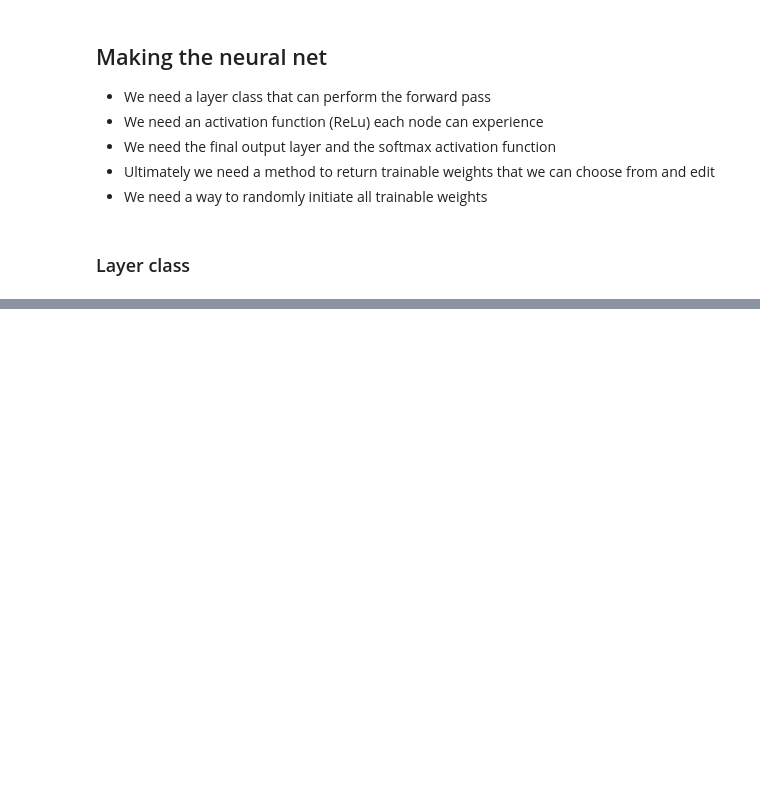
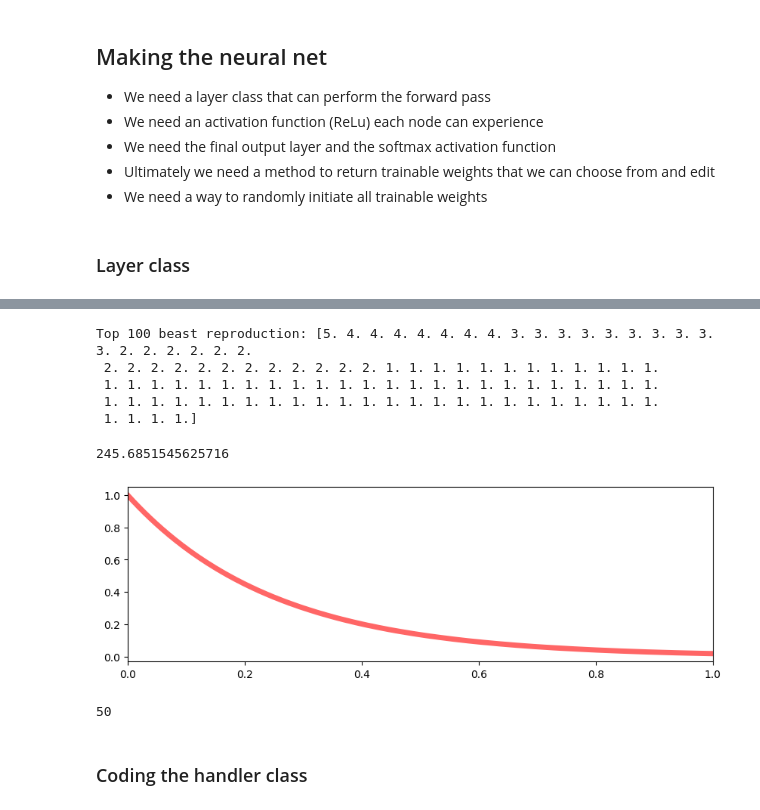
Before and after one commit to Matthew1309/Intuitions, a Jupyter notebook: Mathematics/Misc/Path_finding.ipynb, the cells around one changed output, grey strips where cells are left out. Drawn from its saved outputs; the diff is of its cells as text; code cells hidden in the pictures; blank space fills up the shorter version.

```diff
--- a/Mathematics/Misc/Path_finding.ipynb
+++ b/Mathematics/Misc/Path_finding.ipynb
@@ -398,0 +776,45 @@ array([2.17105503, 0.81316715, 0.46973651])
+# %%
+plt.figure(figsize=(10,3))
+plt.xlim([0,1])
+
+def expDist(x, a=1, b=4):
+    return(a*np.exp(-b*x))
+
+x = np.linspace(0,1,1000)
+y = expDist(x)
+print(f"Top 100 beast reproduction: {np.ceil(y[0:1000:10]/sum(y) * len(y))}")
+plt.plot(x, y/np.max(y),
+       'r-', lw=5, alpha=0.6, label='expon pdf')
+display(sum(y))
+# %% [output]
+Top 100 beast reproduction: [5. 4. 4. 4. 4. 4. 4. 4. 3. 3. 3. 3. 3. 3. 3. 3. 3. 3. 2. 2. 2. 2. 2. 2.
+ 2. 2. 2. 2. 2. 2. 2. 2. 2. 2. 2. 2. 1. 1. 1. 1. 1. 1. 1. 1. 1. 1. 1. 1.
+ 1. 1. 1. 1. 1. 1. 1. 1. 1. 1. 1. 1. 1. 1. 1. 1. 1. 1. 1. 1. 1. 1. 1. 1.
+ 1. 1. 1. 1. 1. 1. 1. 1. 1. 1. 1. 1. 1. 1. 1. 1. 1. 1. 1. 1. 1. 1. 1. 1.
+ 1. 1. 1. 1.]
+245.6851545625716
+[figure, added]
+# %%
+# Input nslots, expDist
+# Output array of children to spawn for each position
+slots = 50
+ybar=quad(expDist, 0, 1)[0]
+positionalY = []
+for i in range(slots):
+    positionalY.append(quad(expDist, i/slots, (i+1)/slots)[0])
+positionalY = np.ceil(np.array(positionalY)/ybar * slots)
+
+summation = 0
+fixedPositionalY = []
+for i in positionalY:
+    summation += i
+    if summation > slots:
+        fixedPositionalY.append(int(0))
+    else:
+        fixedPositionalY.append(int(i))
+fixedPositionalY
+sum(fixedPositionalY)
+# %% [output]
+50
+# %% [markdown]
+### Coding the handler class
```
Also changed, not shown: parts of 50 cells of this notebook.
